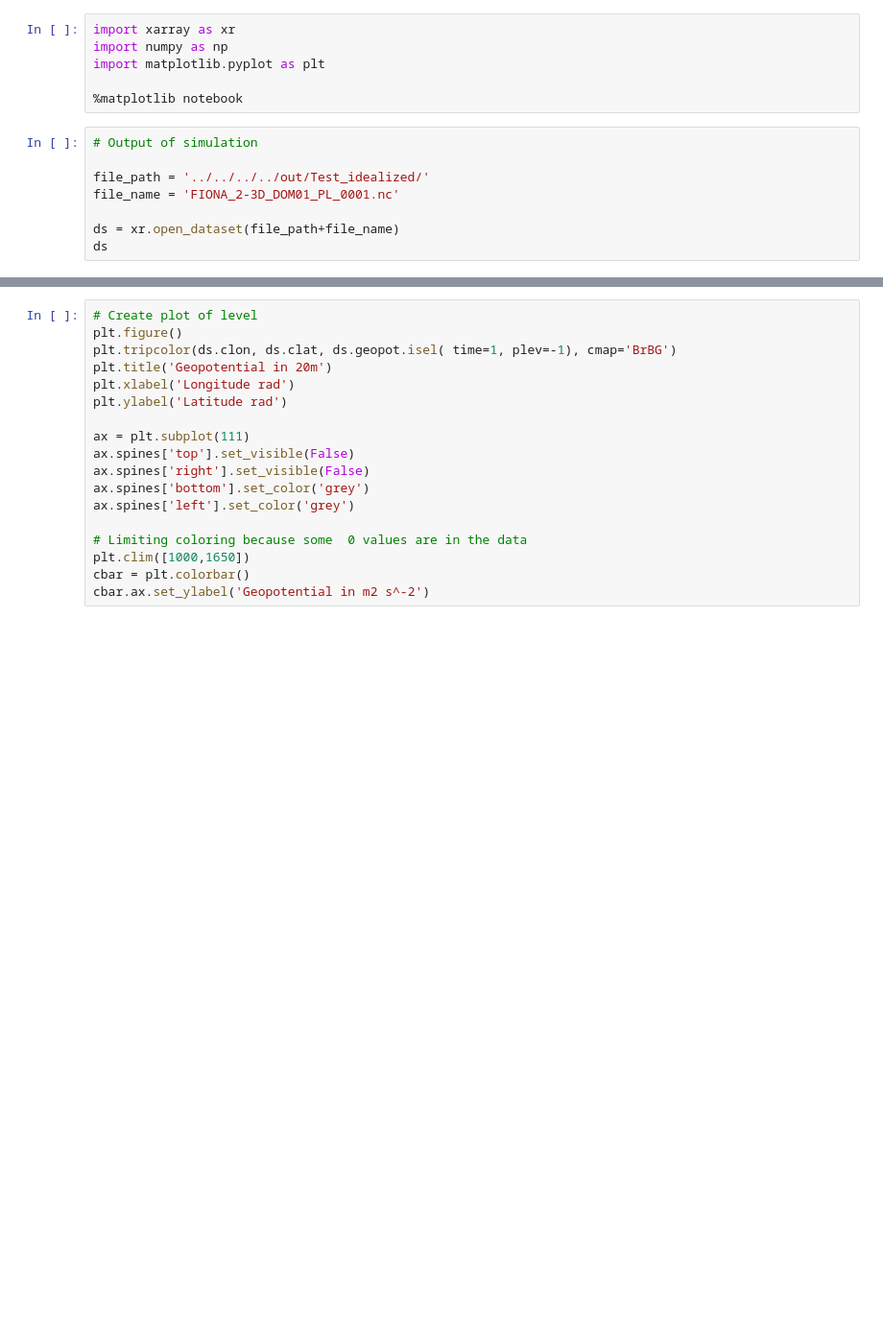
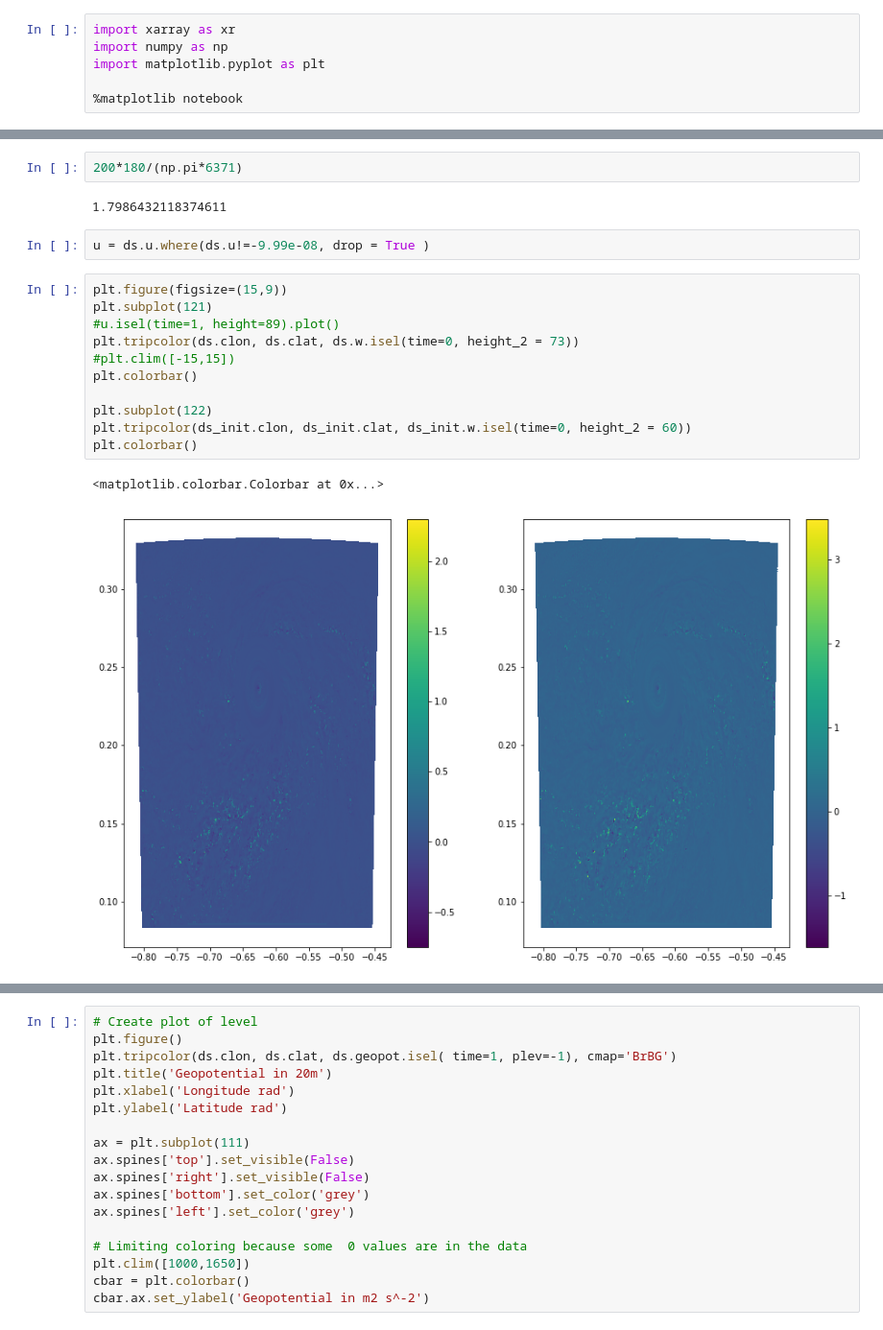
Before and after one commit to TracyMcBean/Idealize_TC, a Jupyter notebook: IdealizeCyclone/Jupyter/Check_output.ipynb, the cells around one changed output, grey strips where cells are left out. Shown at 96% size. Saved outputs shown, nothing was run; the diff lists cells and outputs as text; blank space fills up the shorter version.

```diff
--- a/IdealizeCyclone/Jupyter/Check_output.ipynb
+++ b/IdealizeCyclone/Jupyter/Check_output.ipynb
@@ -6,11 +6,3 @@ import numpy as np
 import matplotlib.pyplot as plt
 
 %matplotlib notebook
-# %%
-# Output of simulation
-
-file_path = '../../../../out/Test_idealized/'
-file_name = 'FIONA_2-3D_DOM01_PL_0001.nc'
-
-ds = xr.open_dataset(file_path+file_name)
-ds
@@ -70,0 +49,20 @@ array(1188.43342108)
+# %%
+200*180/(np.pi*6371)
+# %% [output]
+1.7986432118374611
+# %%
+u = ds.u.where(ds.u!=-9.99e-08, drop = True )
+# %%
+plt.figure(figsize=(15,9))
+plt.subplot(121)
+#u.isel(time=1, height=89).plot()
+plt.tripcolor(ds.clon, ds.clat, ds.w.isel(time=0, height_2 = 73))
+#plt.clim([-15,15])
+plt.colorbar()
+
+plt.subplot(122)
+plt.tripcolor(ds_init.clon, ds_init.clat, ds_init.w.isel(time=0, height_2 = 60))
+plt.colorbar()
+# %% [output]
+<matplotlib.colorbar.Colorbar at 0x...>
+[figure, added]
```
Also changed, not shown: parts of 17 cells of this notebook, 5 other files.
